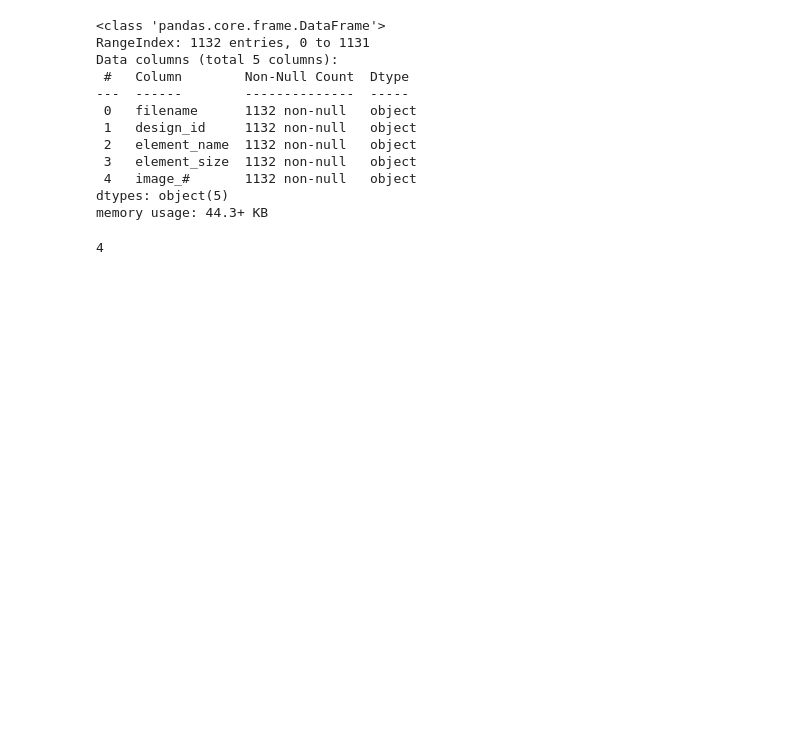
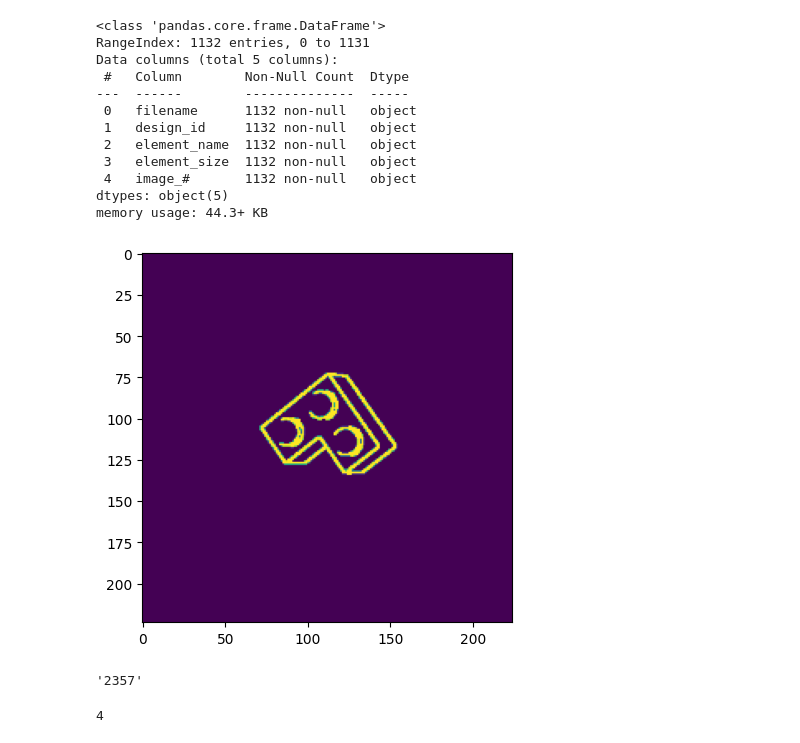
Before and after one commit to maadhuvijay/Project-3-AI-Bootcamp, a Jupyter notebook: Lego_classifier.ipynb, the cells around one changed output. Saved outputs shown, nothing was run; the diff lists cells and outputs as text; code cells hidden in the pictures; blank space fills up the shorter version.

```diff
--- a/Lego_classifier.ipynb
+++ b/Lego_classifier.ipynb
@@ -355,6 +386,16 @@ X = grayscale_images
 
 # For our purposes, we'll select the design_id column as 'y'
 y = filename_df['design_id']
+# %%
+plt.imshow(X[100])
+
+plt.show()
+# %% [output]
+[figure, added]
+# %%
+y[100]
+# %% [output]
+'2357'
 # %%
 # Check the total number of classes
 y.nunique()
```
Also changed, not shown: parts of 18 cells of this notebook.
